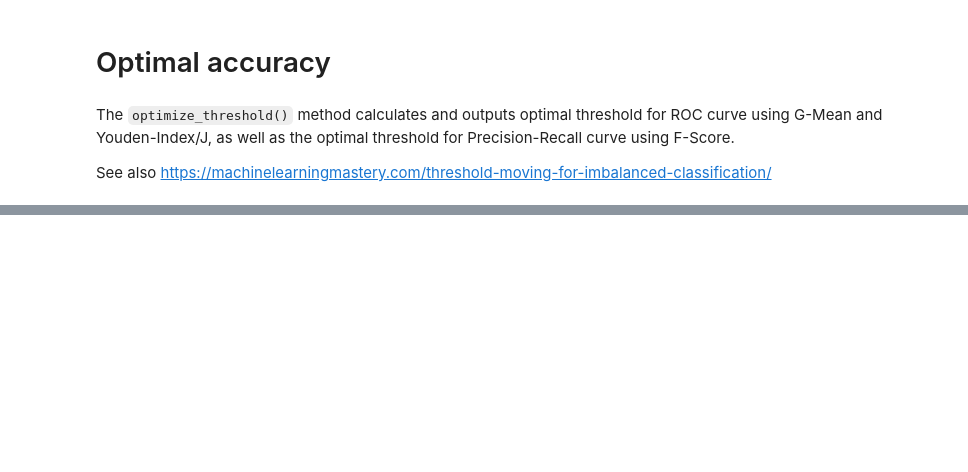
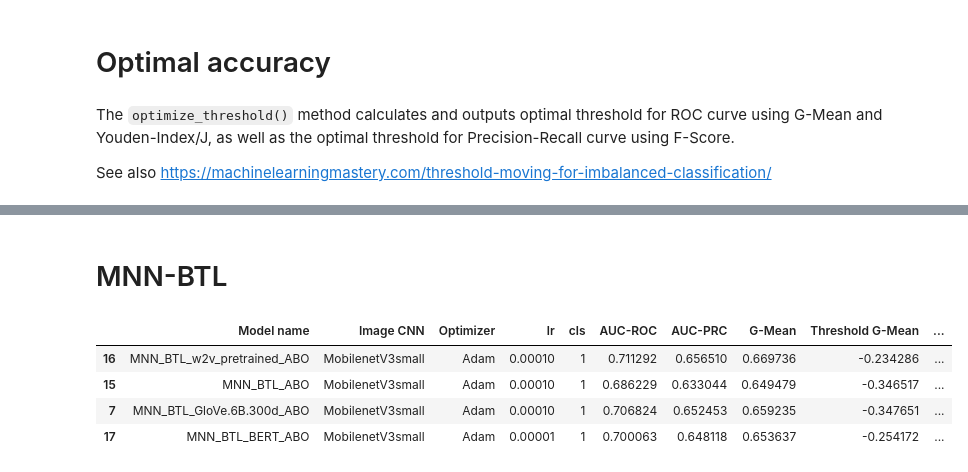
Before and after one commit to slacrum/multimodal_product_matching, a Jupyter notebook: notebooks/visualize_results_amazon.ipynb, the cells around one changed output, grey strips where cells are left out. Saved outputs shown, nothing was run; the diff lists cells and outputs as text; code cells hidden in the pictures; blank space fills up the shorter version.

```diff
--- a/notebooks/visualize_results_amazon.ipynb
+++ b/notebooks/visualize_results_amazon.ipynb
@@ -79,0 +123,10 @@ metrics_df
+# %% [markdown]
+# MNN-BTL
+# %%
+metrics_df[metrics_df["Model name"].str.startswith("MNN_BTL")].sort_values(by="Accuracy F-Score", ascending=False)
+# %% [output]
+|  | Model name | Image CNN | Optimizer | lr | cls | AUC-ROC | AUC-PRC | G-Mean | Threshold G-Mean | ... |
+| 16 | MNN_BTL_w2v_pretrained_ABO | MobilenetV3small | Adam | 0.00010 | 1 | 0.711292 | 0.656510 | 0.669736 | -0.234286 | ... |
+| 15 | MNN_BTL_ABO | MobilenetV3small | Adam | 0.00010 | 1 | 0.686229 | 0.633044 | 0.649479 | -0.346517 | ... |
+| 7 | MNN_BTL_GloVe.6B.300d_ABO | MobilenetV3small | Adam | 0.00010 | 1 | 0.706824 | 0.652453 | 0.659235 | -0.347651 | ... |
+| 17 | MNN_BTL_BERT_ABO | MobilenetV3small | Adam | 0.00001 | 1 | 0.700063 | 0.648118 | 0.653637 | -0.254172 | ... |
```
Also changed, not shown: parts of 9 cells of this notebook, 11 other files.
